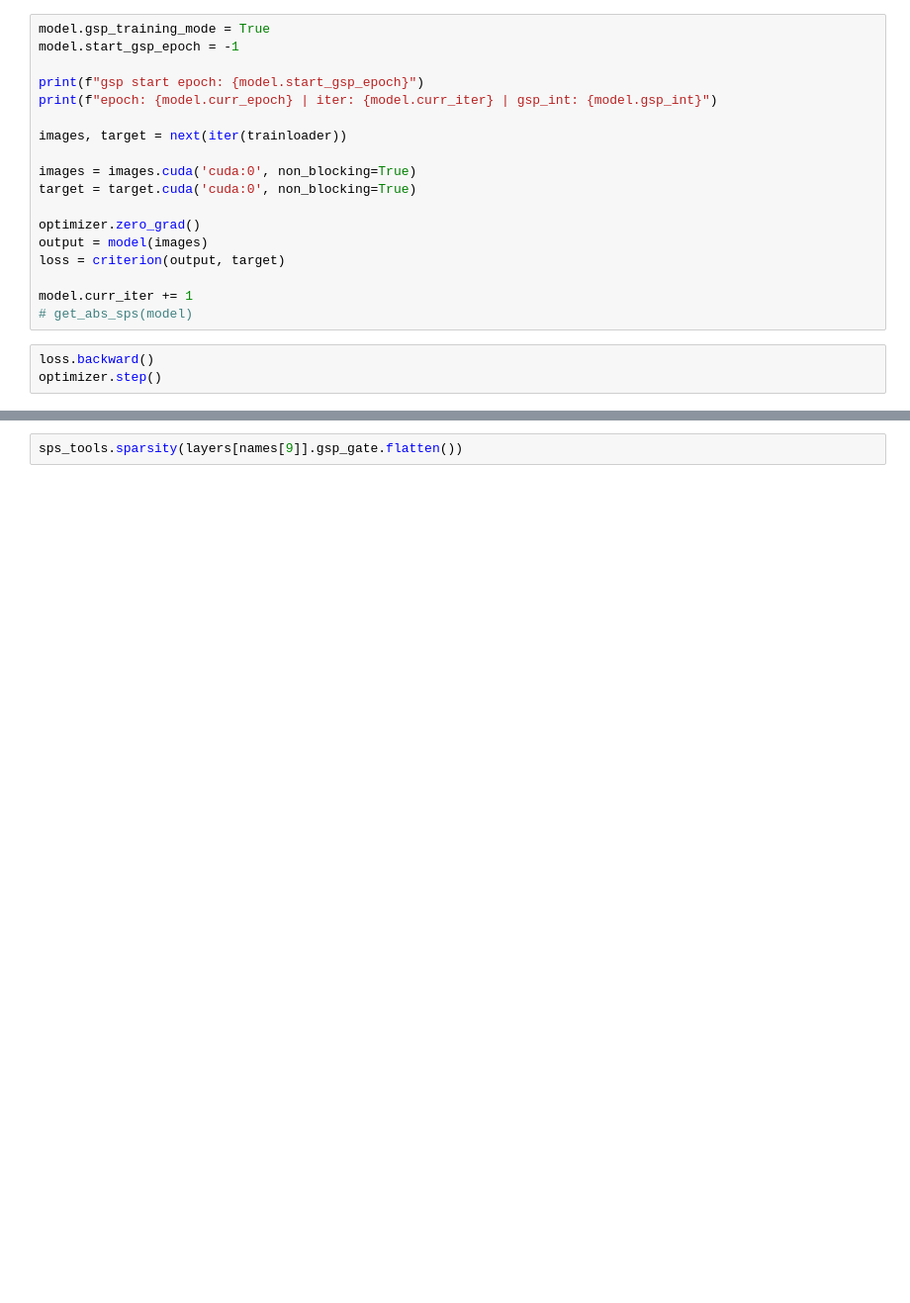
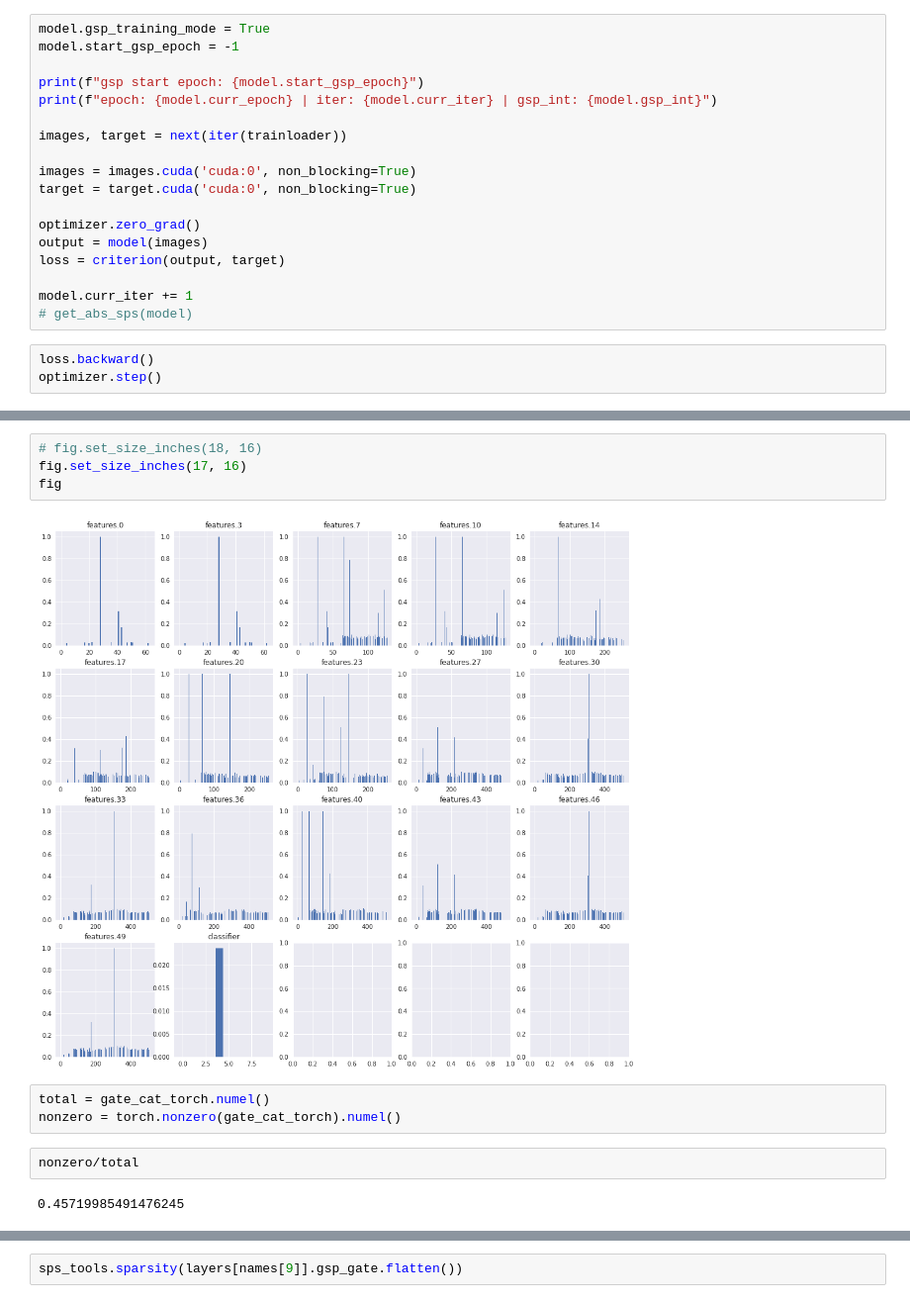
Before and after one commit to riohib/gsp-for-deeplearning, a Jupyter notebook: cifar10/test.ipynb, the cells around one changed output, grey strips where cells are left out. Shown: that part at 99% size. Saved outputs shown, nothing was run; the diff lists cells and outputs as text; blank space fills up the shorter version.

```diff
--- a/cifar10/test.ipynb
+++ b/cifar10/test.ipynb
@@ -179,0 +242,13 @@ optimizer.step()
+# %%
+# fig.set_size_inches(18, 16)
+fig.set_size_inches(17, 16)
+fig
+# %% [output]
+[figure, added]
+# %%
+total = gate_cat_torch.numel()
+nonzero = torch.nonzero(gate_cat_torch).numel()
+# %%
+nonzero/total
+# %% [output]
+0.45719985491476245
```
Also changed, not shown: parts of 21 cells of this notebook, 5 other files.
